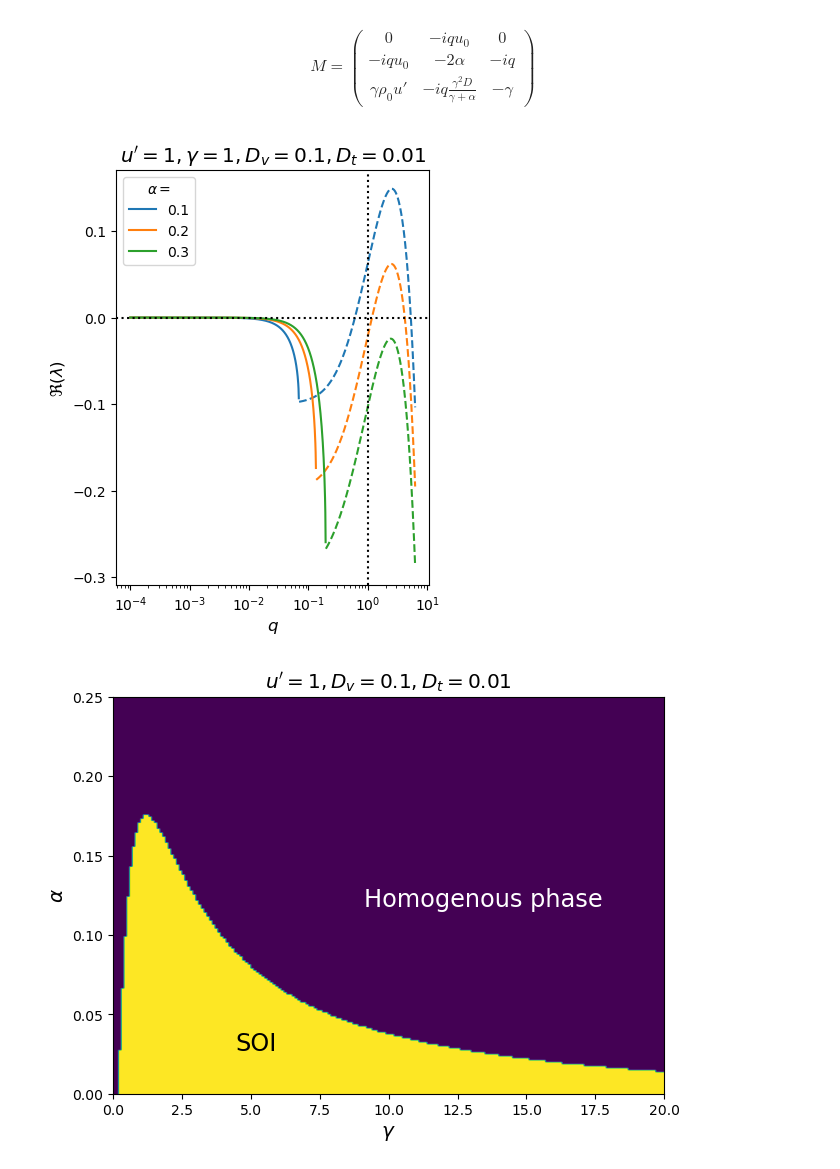
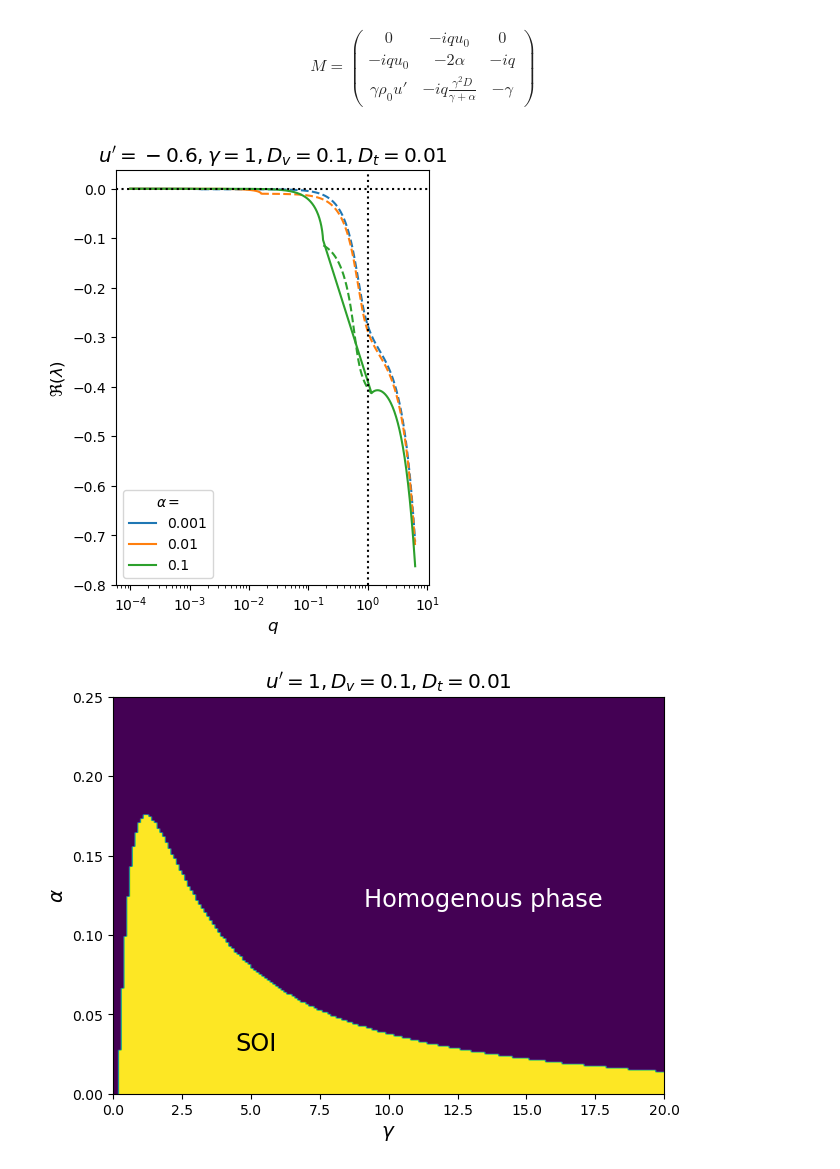
Before and after one commit to skyline-nju/PDE, a Jupyter notebook: IQS/QS_1D_alpha.ipynb, the cells around one changed output. Drawn from its saved outputs; the diff is of its cells as text; code cells hidden in the pictures.

```diff
--- a/IQS/QS_1D_alpha.ipynb
+++ b/IQS/QS_1D_alpha.ipynb
@@ -318,14 +318,14 @@ class DMatrix33:
         return max_Re, max_Im, lambda_arr[0].real
 
 gamma = 1
-u_prime = 1
+u_prime = -0.6
 D = 0.1
 alpha = 0.1
 Dt = 0.01
 
 fig, ax1 = plt.subplots(nrows=1, ncols=1, figsize=(4, 5), constrained_layout=True, sharex=True)
 
-for alpha in [0.1, 0.2, 0.3]:
+for alpha in [0.001, 0.01, 0.1]:
     M = DMatrix33(gamma, u_prime, D, alpha)
     q_arr = np.logspace(-4, np.log10(np.pi*2), 1000)
     sigma = M.get_lambda_q(q_arr).max(axis=1) - q_arr **2 * Dt
@@ -342,34 +342,34 @@ ax1.set_xlabel(r"$q$",fontsize="large")
 ax1.set_ylabel(r"$\Re(\lambda)$",fontsize="large")
 
 ax1.axhline(0, c="k", linestyle=":")
 ax1.axvline(1, c="k", linestyle=":")
 ax1.set_title(r"$u'=%g, \gamma=%g, D_v=%g, D_t=%g$" % (u_prime, gamma, D, Dt), fontsize="x-large")
 
 plt.show()
 plt.close()
 
 # fig, ax1 = plt.subplots(nrows=1, ncols=1, figsize=(4, 5), constrained_layout=True, sharex=True)
 # alpha = 0.1
 # for gamma in [0, 1, 2, 3]:
 #     M = DMatrix33(gamma, u_prime, D, alpha)
 #     q_arr = np.logspace(-4, np.log10(np.pi*2), 1000)
 #     sigma = M.get_lambda_q(q_arr).max(axis=1)
 #     mask = np.abs(sigma.imag) < 1e-8
 #     line, = ax1.plot(q_arr[mask], sigma.real[mask])
 #     mask = np.abs(sigma.imag) >= 1e-8
 #     line, = ax1.plot(q_arr[mask], sigma.real[mask], '--', c=line.get_c())
 
 # ax1.set_xscale("log")
 # # ax1.set_yscale("log")
 
 # ax1.axhline(0, c="k", linestyle=":")
 # ax1.axvline(1, c="k", linestyle=":")
 
 
 # plt.show()
 # plt.close()
 # %% [output]
-[figure, old version]
+[figure, new version]
 # %%
 D = 0.1
 Dt = 0.01
```
Also changed, not shown: 1 other file.
